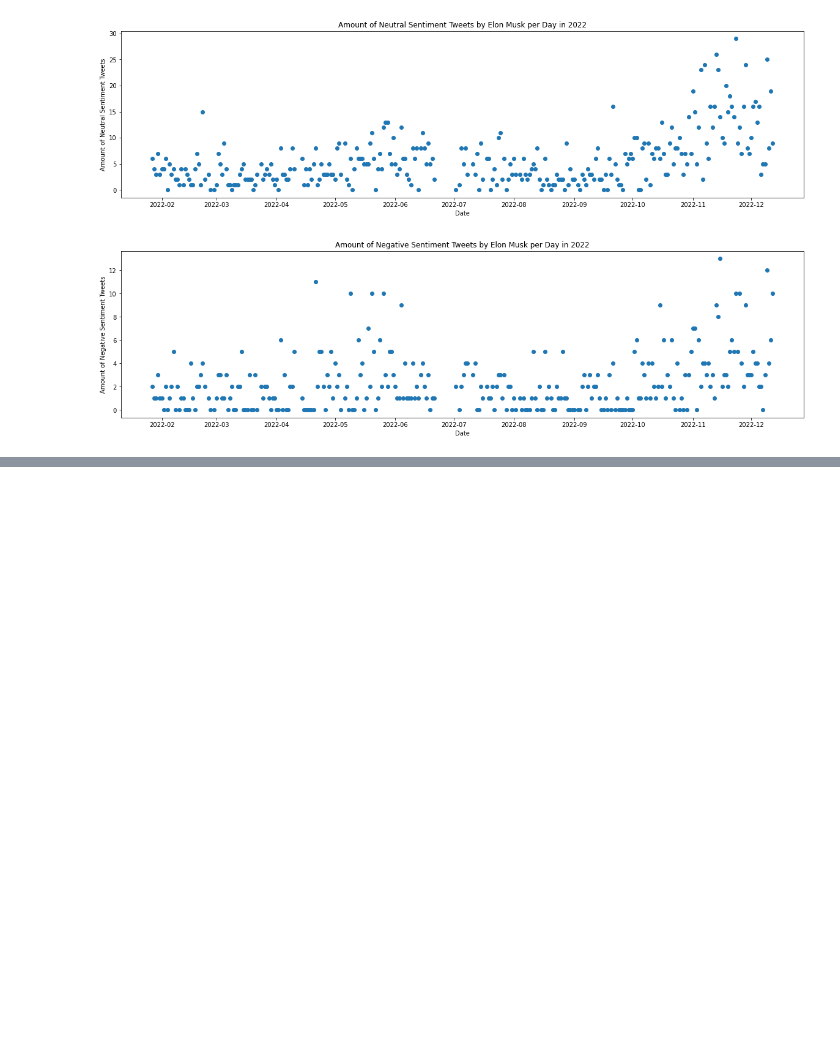
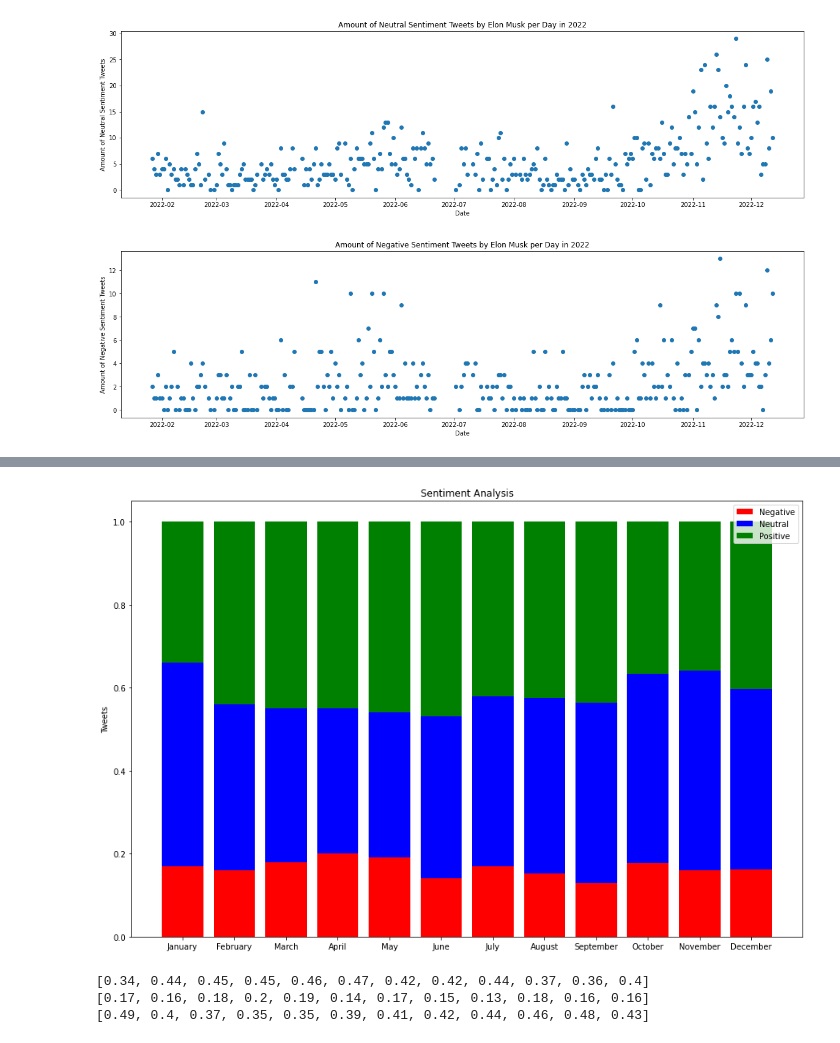
Before and after one commit to mreeve29/mreeve29.github.io, a Jupyter notebook: Elon_Tweets_Project.ipynb, the cells around one changed output, grey strips where cells are left out. Cells and saved outputs as stored; diff of their text form; code cells hidden in the pictures; blank space fills up the shorter version.

```diff
--- a/Elon_Tweets_Project.ipynb
+++ b/Elon_Tweets_Project.ipynb
@@ -457,0 +495,39 @@ plt.show()
+# %%
+total = [0]*12
+for index in range(0,len(pos)):
+    total[index] = pos[index] + neg[index] + neutral[index]
+    pos[index] = float(pos[index])/total[index]
+    neg[index] = float(neg[index])/total[index]
+    neutral[index] = float(neutral[index])/total[index]
+
+x = np.arange(len(labels))  # the label locations
+width = 0.3  # the width of the bars
+
+fig, ax = plt.subplots()
+fig.set_figheight(10)
+fig.set_figwidth(15)
+
+rand = [0]*12
+for index in range(0,len(pos)):
+    rand[index] = neg[index]+neutral[index]
+plt.bar(x, neg, color='r')
+plt.bar(x, neutral, bottom=neg, color='b')
+plt.bar(x, pos, bottom=rand,color='g')
+
+# Add some text for labels, title and custom x-axis tick labels, etc.
+plt.ylabel('Tweets')
+plt.title('Sentiment Analysis')
+plt.xticks(x, labels)
+plt.legend(['Negative','Neutral','Positive'])
+
+plt.show()
+# %% [output]
+[figure, added]
+# %%
+print(pos)
+print(neg)
+print(neutral)
+# %% [output]
+[0.34, 0.44, 0.45, 0.45, 0.46, 0.47, 0.42, 0.42, 0.44, 0.37, 0.36, 0.4]
+[0.17, 0.16, 0.18, 0.2, 0.19, 0.14, 0.17, 0.15, 0.13, 0.18, 0.16, 0.16]
+[0.49, 0.4, 0.37, 0.35, 0.35, 0.39, 0.41, 0.42, 0.44, 0.46, 0.48, 0.43]
```
Also changed, not shown: parts of 9 cells of this notebook.
